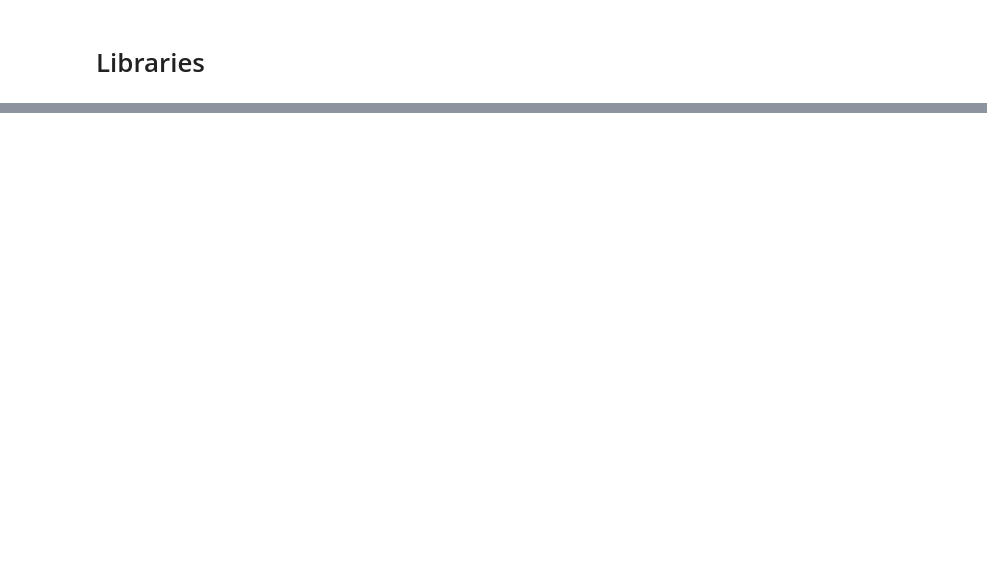
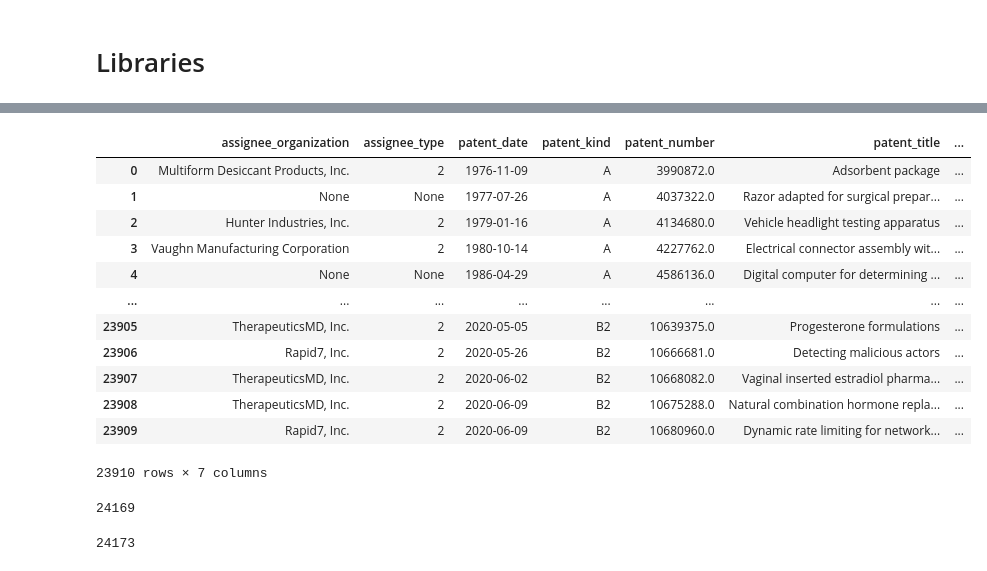
Before and after one commit to gregbellan/MODS208, a Jupyter notebook: Scraping.ipynb, the cells around one changed output, grey strips where cells are left out. Cells and saved outputs as stored; diff of their text form; code cells hidden in the pictures; blank space fills up the shorter version.

```diff
--- a/Scraping.ipynb
+++ b/Scraping.ipynb
@@ -12,9 +15,9 @@ list_patents = patent_nb.patent_number.values
 # %%
-df = pd.DataFrame()
-for index,i in enumerate(list_patents):
+for index,i in enumerate(list_patents[17033:]):
+    #print(index,i)
     # extract url of game page
     token1 = "https://api.patentsview.org/patents/query?q={%22patent_number%22:"
-    token2 = "}&f=[%22patent_number%22,%22patent_title%22,%22patent_date%22,%22patent_kind%22,%22patent_type%22]&s=[{%22patent_title%22:%22asc%22}]"
+    token2 = "}&f=[%22patent_number%22,%22patent_title%22,%22patent_date%22,%22patent_kind%22,%22patent_type%22,%22assignee_organization%22,%22assignee_type%22]&s=[{%22patent_title%22:%22asc%22}]"
     url = token1 + str(i) + token2
     r = requests.get(url)
     if index%100==0:
@@ -23,21 +26,27 @@ for index,i in enumerate(list_patents):
         html = r.text
     else:
         print("error : page not found")
-
+    #print(index)
     # initialize game line
     patent = {"patent_number": i, "patent_title": None,
             "patent_date": None, "patent_kind": None,
-            "patent_type": None}
+            "patent_type": None, "assignee_organization":None,
+            "assignee_type": None}
 
     # extract data from page
     bs = BeautifulSoup(html, 'html.parser')
+    bs.contents[0] = bs.contents[0].replace('null',"0")
+    html = html.replace("null","None")
     if bs.contents[0].find('total_patent_count":0') <0:
         Dict = ast.literal_eval(html)["patents"][0]
         patent["patent_title"] = Dict["patent_title"]
         patent["patent_date"]=Dict["patent_date"]
         patent["patent_kind"]=Dict["patent_kind"]
         patent["patent_type"]=Dict["patent_type"]
+        patent["assignee_organization"]=Dict["assignees"][0]['assignee_organization']
+        patent["assignee_type"]=Dict["assignees"][0]['assignee_type']
     #bs.find('patent_name', class_="details_block").findAll('b')[0].next_sibling
         df = df.append(patent, ignore_index=True)
+        #print(df)
 print(df)
 df.to_csv(index=False, header=True)
@@ -43,0 +74,24 @@ df.to_csv(index=False, header=True)
+# %%
+df
+# %% [output]
+|  | assignee_organization | assignee_type | patent_date | patent_kind | patent_number | patent_title | ... |
+| 0 | Multiform Desiccant Products, Inc. | 2 | 1976-11-09 | A | 3990872.0 | Adsorbent package | ... |
+| 1 | None | None | 1977-07-26 | A | 4037322.0 | Razor adapted for surgical prepar... | ... |
+| 2 | Hunter Industries, Inc. | 2 | 1979-01-16 | A | 4134680.0 | Vehicle headlight testing apparatus | ... |
+| 3 | Vaughn Manufacturing Corporation | 2 | 1980-10-14 | A | 4227762.0 | Electrical connector assembly wit... | ... |
+| 4 | None | None | 1986-04-29 | A | 4586136.0 | Digital computer for determining ... | ... |
+| ... | ... | ... | ... | ... | ... | ... | ... |
+| 23905 | TherapeuticsMD, Inc. | 2 | 2020-05-05 | B2 | 10639375.0 | Progesterone formulations | ... |
+| 23906 | Rapid7, Inc. | 2 | 2020-05-26 | B2 | 10666681.0 | Detecting malicious actors | ... |
+| 23907 | TherapeuticsMD, Inc. | 2 | 2020-06-02 | B2 | 10668082.0 | Vaginal inserted estradiol pharma... | ... |
+| 23908 | TherapeuticsMD, Inc. | 2 | 2020-06-09 | B2 | 10675288.0 | Natural combination hormone repla... | ... |
+| 23909 | Rapid7, Inc. | 2 | 2020-06-09 | B2 | 10680960.0 | Dynamic rate limiting for network... | ... |
+23910 rows × 7 columns
+# %%
+list(list_patents).index(10680960)
+# %% [output]
+24169
+# %%
+len(list_patents)
+# %% [output]
+24173
```
Also changed, not shown: parts of 4 cells of this notebook, 2 other files.
